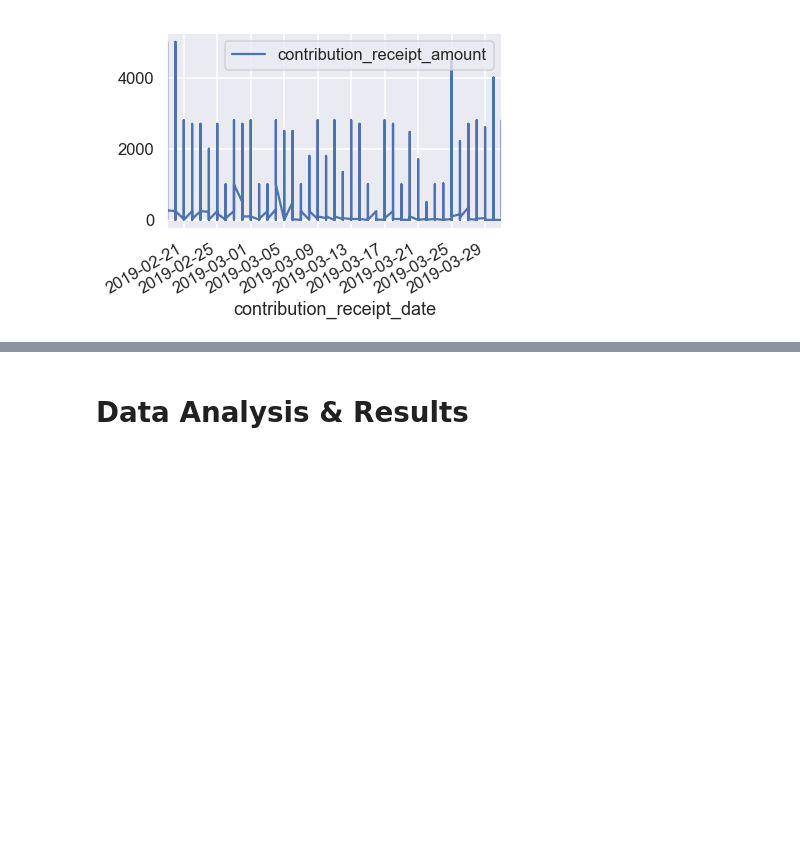
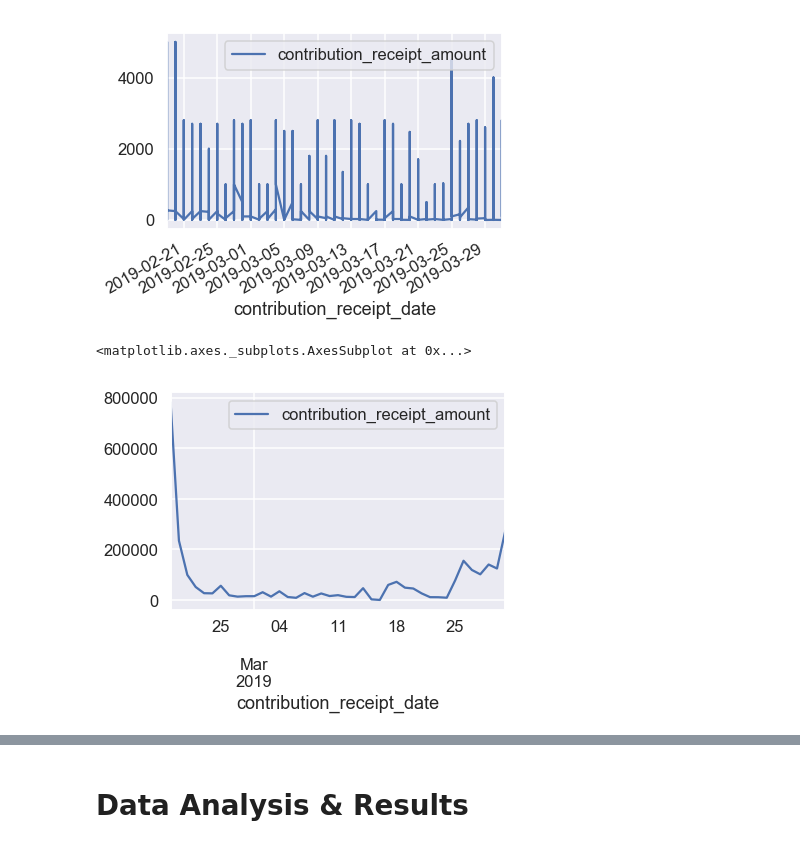
Before and after one commit to kaichinshih/COGS108_PoliticsAddicts, a Jupyter notebook: Final Project.ipynb, the cells around one changed output, grey strips where cells are left out. Saved outputs shown, nothing was run; the diff lists cells and outputs as text; code cells hidden in the pictures; blank space fills up the shorter version.

```diff
--- a/Final Project.ipynb
+++ b/Final Project.ipynb
@@ -94,3 +104,9 @@ df_bernieFEC.plot(x = 'contribution_receipt_date', y = 'contribution_receipt_amo
 # %% [output]
 <matplotlib.axes._subplots.AxesSubplot at 0x...>
 [figure]
+# %%
+df_bernieTotalAmount = pd.pivot_table(df_bernieFEC, index=['contribution_receipt_date'],values=["contribution_receipt_amount"],aggfunc=np.sum)
+df_bernieTotalAmoun.plot()
+# %% [output]
+<matplotlib.axes._subplots.AxesSubplot at 0x...>
+[figure, added]
```
Also changed, not shown: parts of 4 cells of this notebook.
